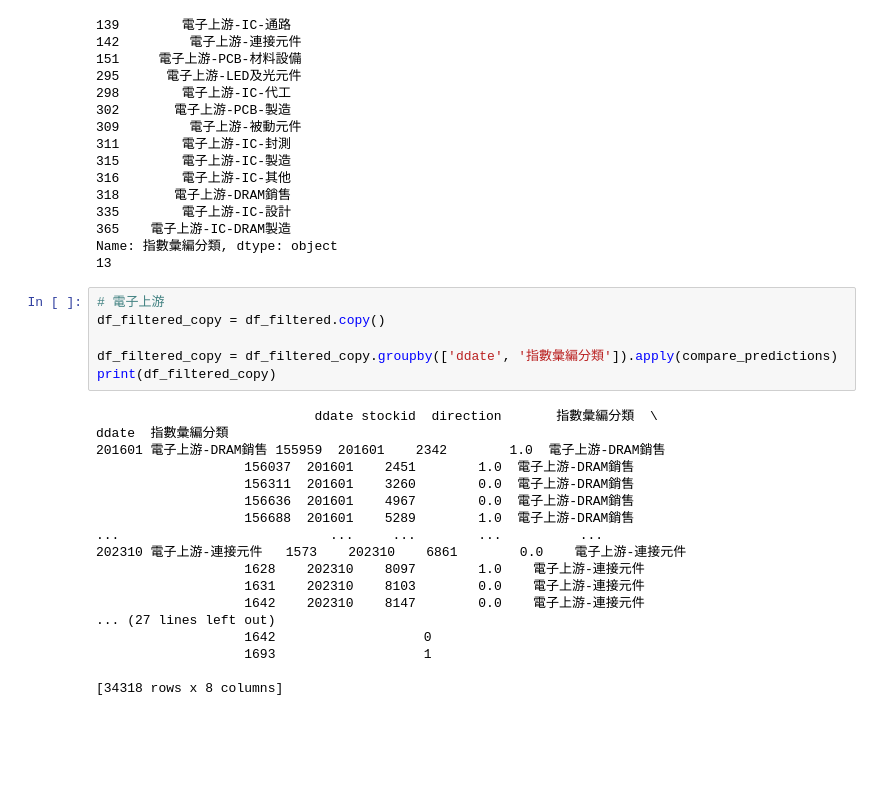
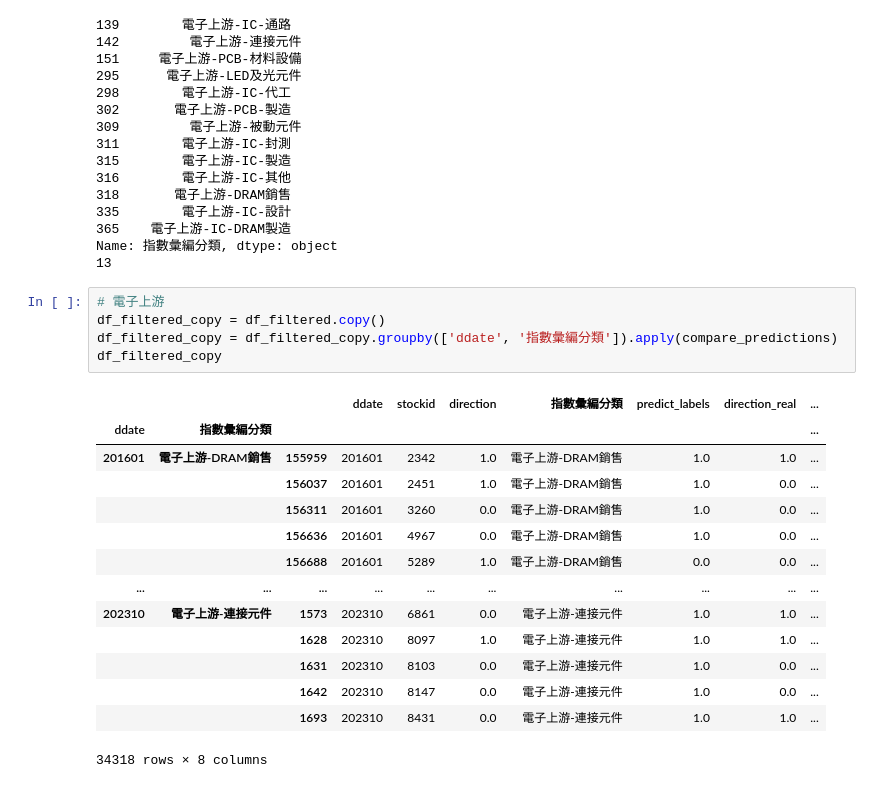
Before and after one commit to Carolyehhh/revenue-prediction, a Jupyter notebook: test.ipynb, the cells around one changed output. Saved outputs shown, nothing was run; the diff lists cells and outputs as text; blank space fills up the shorter version.

```diff
--- a/test.ipynb
+++ b/test.ipynb
@@ -536,24 +536,20 @@ Name: 指數彙編分類, dtype: object
 # %%
 # 電子上游
 df_filtered_copy = df_filtered.copy()
-
 df_filtered_copy = df_filtered_copy.groupby(['ddate', '指數彙編分類']).apply(compare_predictions)
-print(df_filtered_copy)
+df_filtered_copy
 # %% [output]
+|  |  |  | ddate | stockid | direction | 指數彙編分類 | predict_labels | direction_real | ... |
+| ddate | 指數彙編分類 |  |  |  |  |  |  |  | ... |
+| 201601 | 電子上游-DRAM銷售 | 155959 | 201601 | 2342 | 1.0 | 電子上游-DRAM銷售 | 1.0 | 1.0 | ... |
+|  |  | 156037 | 201601 | 2451 | 1.0 | 電子上游-DRAM銷售 | 1.0 | 0.0 | ... |
+|  |  | 156311 | 201601 | 3260 | 0.0 | 電子上游-DRAM銷售 | 1.0 | 0.0 | ... |
+|  |  | 156636 | 201601 | 4967 | 0.0 | 電子上游-DRAM銷售 | 1.0 | 0.0 | ... |
+|  |  | 156688 | 201601 | 5289 | 1.0 | 電子上游-DRAM銷售 | 0.0 | 0.0 | ... |
+| ... | ... | ... | ... | ... | ... | ... | ... | ... | ... |
+| 202310 | 電子上游-連接元件 | 1573 | 202310 | 6861 | 0.0 | 電子上游-連接元件 | 1.0 | 1.0 | ... |
+|  |  | 1628 | 202310 | 8097 | 1.0 | 電子上游-連接元件 | 1.0 | 1.0 | ... |
+|  |  | 1631 | 202310 | 8103 | 0.0 | 電子上游-連接元件 | 1.0 | 0.0 | ... |
+|  |  | 1642 | 202310 | 8147 | 0.0 | 電子上游-連接元件 | 1.0 | 0.0 | ... |
+|  |  | 1693 | 202310 | 8431 | 0.0 | 電子上游-連接元件 | 1.0 | 1.0 | ... |
-                            ddate stockid  direction       指數彙編分類  \
-ddate  指數彙編分類
-201601 電子上游-DRAM銷售 155959  201601    2342        1.0  電子上游-DRAM銷售
-                   156037  201601    2451        1.0  電子上游-DRAM銷售
-                   156311  201601    3260        0.0  電子上游-DRAM銷售
-                   156636  201601    4967        0.0  電子上游-DRAM銷售
-                   156688  201601    5289        1.0  電子上游-DRAM銷售
-...                           ...     ...        ...          ...
-202310 電子上游-連接元件   1573    202310    6861        0.0    電子上游-連接元件
-                   1628    202310    8097        1.0    電子上游-連接元件
-                   1631    202310    8103        0.0    電子上游-連接元件
-                   1642    202310    8147        0.0    電子上游-連接元件
-... (27 lines left out)
-                   1642                   0
-                   1693                   1
-
-[34318 rows x 8 columns]
+34318 rows × 8 columns
```
Also changed, not shown: parts of 2 cells of this notebook, 1 other file.
